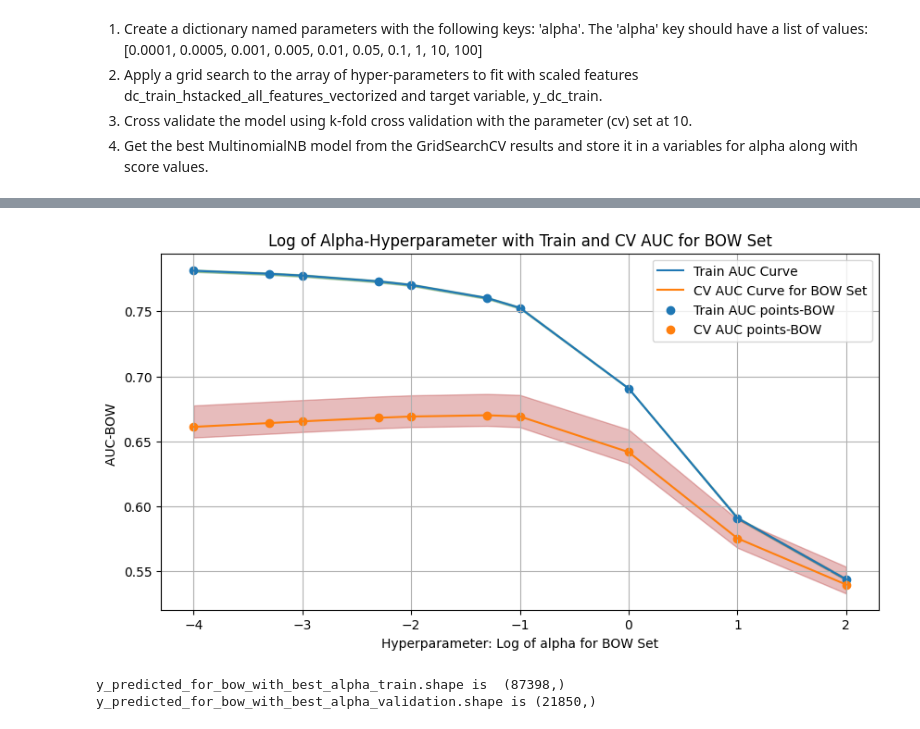
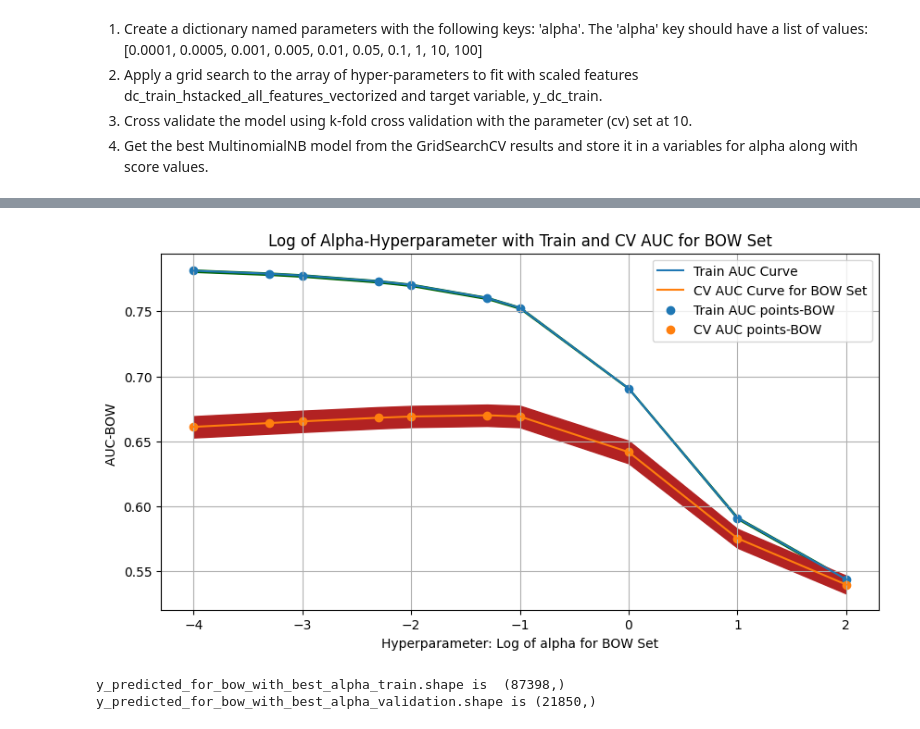
Before and after one commit to arutraj/ML_Basics, a Jupyter notebook: Rajavel_Sethupathi_DonorsChoose.ipynb, the cells around one changed output, grey strips where cells are left out. Saved outputs shown, nothing was run; the diff lists cells and outputs as text; code cells hidden in the pictures.

```diff
--- a/Rajavel_Sethupathi_DonorsChoose.ipynb
+++ b/Rajavel_Sethupathi_DonorsChoose.ipynb
@@ -704,30 +719,30 @@ Best Score BOW :  0.6700235123505837
 # %%
 alphas = [0.0001, 0.0005, 0.001, 0.005, 0.01, 0.05, 0.1, 1, 10, 100]
 log_of_alphas = []
 
 for alpha in tqdm(alphas):
   alpha_log = np.log10(alpha)
   #alpha_log = (alpha)
   log_of_alphas.append(alpha_log)
 
 plt.figure(figsize=(10, 5))
 plt.plot(log_of_alphas, train_auc_bow, label='Train AUC Curve' )
 
-plt.gca().fill_between(log_of_alphas, train_auc_bow - train_auc_std_bow, train_auc_bow + train_auc_std_bow, alpha=0.3, color='darkgreen' )
+plt.gca().fill_between(log_of_alphas, train_auc_bow - train_auc_std_bow, train_auc_bow + train_auc_std_bow,  color='darkgreen' )
 plt.plot(log_of_alphas, cv_auc_bow, label='CV AUC Curve for BOW Set' )
-plt.gca().fill_between(log_of_alphas, cv_auc_bow - cv_auc_std_bow, cv_auc_bow+cv_auc_std_bow + cv_auc_std_bow, alpha=0.3, color='firebrick' )
+plt.gca().fill_between(log_of_alphas, cv_auc_bow - cv_auc_std_bow, cv_auc_bow+cv_auc_std_bow,  color='firebrick' )
 
 plt.scatter(log_of_alphas, train_auc_bow, label='Train AUC points-BOW' )
 plt.scatter(log_of_alphas, cv_auc_bow, label='CV AUC points-BOW' )
 
 plt.legend()
 plt.xlabel('Hyperparameter: Log of alpha for BOW Set')
 plt.ylabel('AUC-BOW ')
 plt.title('Log of Alpha-Hyperparameter with Train and CV AUC for BOW Set')
 plt.grid()
 plt.show()
 # %% [output]
-[figure, old version]
+[figure, new version]
 # %%
 
 naive_bayes_results_for_bow_with_best_alpha = MultinomialNB(alpha = best_alpha_1_bow, class_prior=[0.3, 0.7], fit_prior=False )
```
Also changed, not shown: parts of 4 cells of this notebook.
